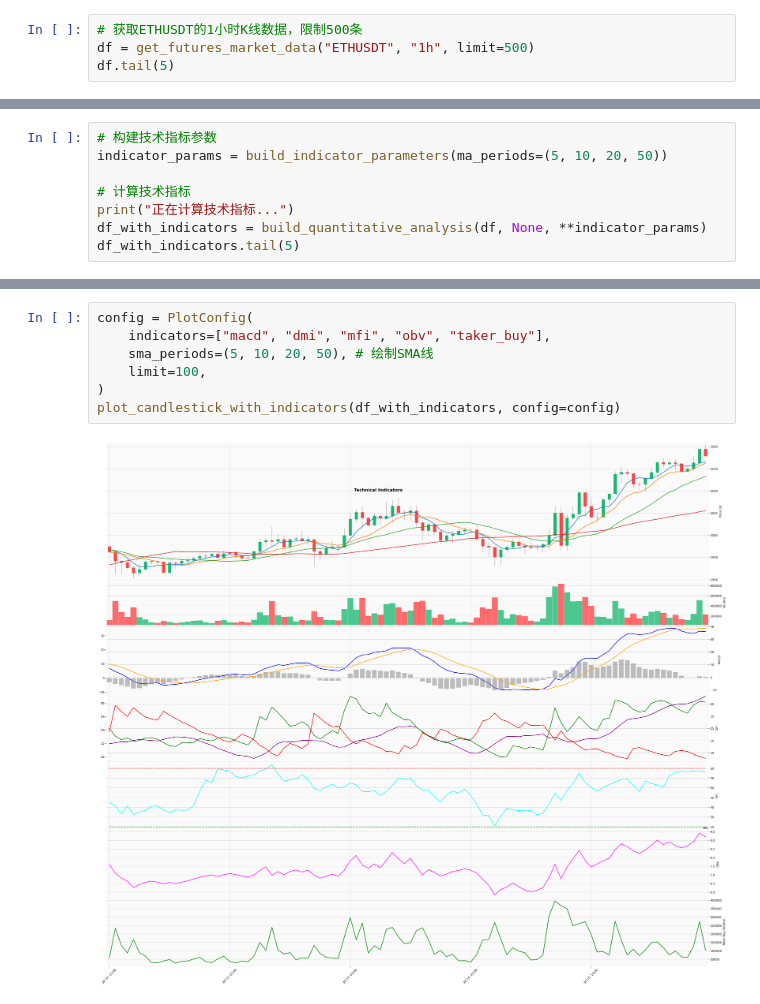
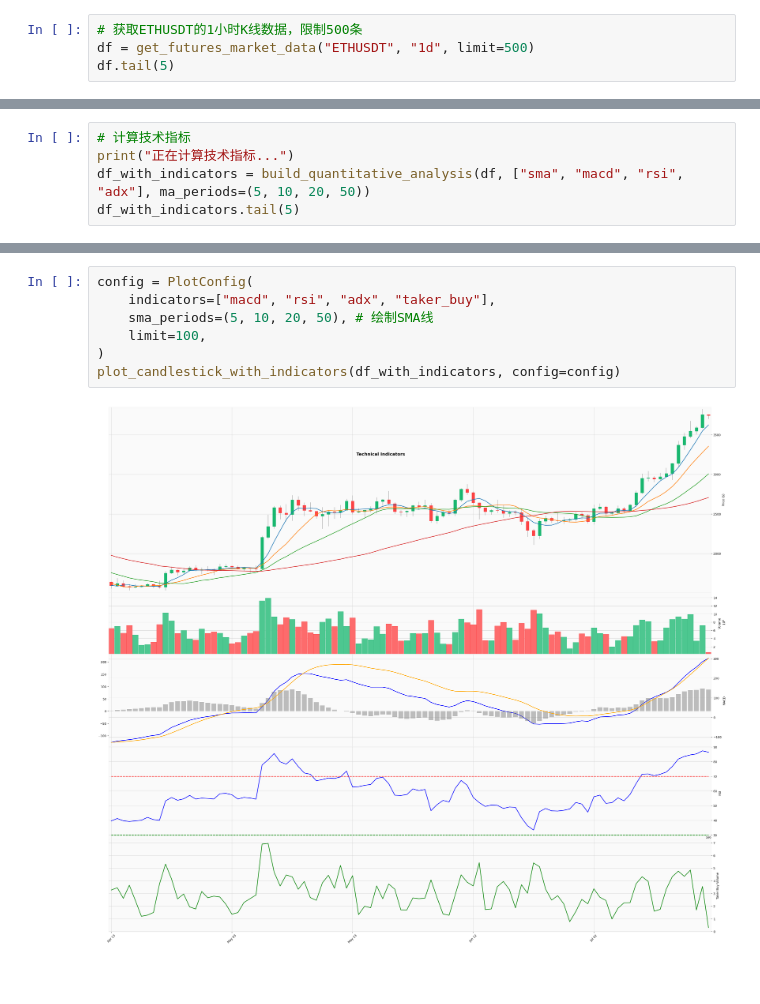
Before and after one commit to AshinGau/technical-index, a Jupyter notebook: notebook.ipynb, the cells around one changed output, grey strips where cells are left out. Drawn from its saved outputs; the diff is of its cells as text; blank space fills up the shorter version.

```diff
--- a/notebook.ipynb
+++ b/notebook.ipynb
@@ -16,7 +15,7 @@ warnings.filterwarnings("ignore", category=FutureWarning)
 logging.basicConfig(level=logging.ERROR)
 # %%
 # 获取ETHUSDT的1小时K线数据，限制500条
-df = get_futures_market_data("ETHUSDT", "1h", limit=500)
+df = get_futures_market_data("ETHUSDT", "1d", limit=500)
 df.tail(5)
 # %% [output]
 |  | Open | High | Low | Close | Volume | Number_Of_Trades | Taker_Buy_Base_Asset_Volume | ... |
@@ -29,10 +28,7 @@ df.tail(5)
 # %%
-# 构建技术指标参数
-indicator_params = build_indicator_parameters(ma_periods=(5, 10, 20, 50))
-
 # 计算技术指标
 print("正在计算技术指标...")
-df_with_indicators = build_quantitative_analysis(df, None, **indicator_params)
+df_with_indicators = build_quantitative_analysis(df, ["sma", "macd", "rsi", "adx"], ma_periods=(5, 10, 20, 50))
 df_with_indicators.tail(5)
 # %% [output]
 正在计算技术指标...
@@ -47,9 +42,9 @@ df_with_indicators.tail(5)
 # %%
 config = PlotConfig(
-    indicators=["macd", "dmi", "mfi", "obv", "taker_buy"],
+    indicators=["macd", "rsi", "adx", "taker_buy"],
     sma_periods=(5, 10, 20, 50), # 绘制SMA线
     limit=100,
 )
 plot_candlestick_with_indicators(df_with_indicators, config=config)
 # %% [output]
-[figure, old version]
+[figure, new version]
```
Also changed, not shown: parts of 3 cells of this notebook, 24 other files.
